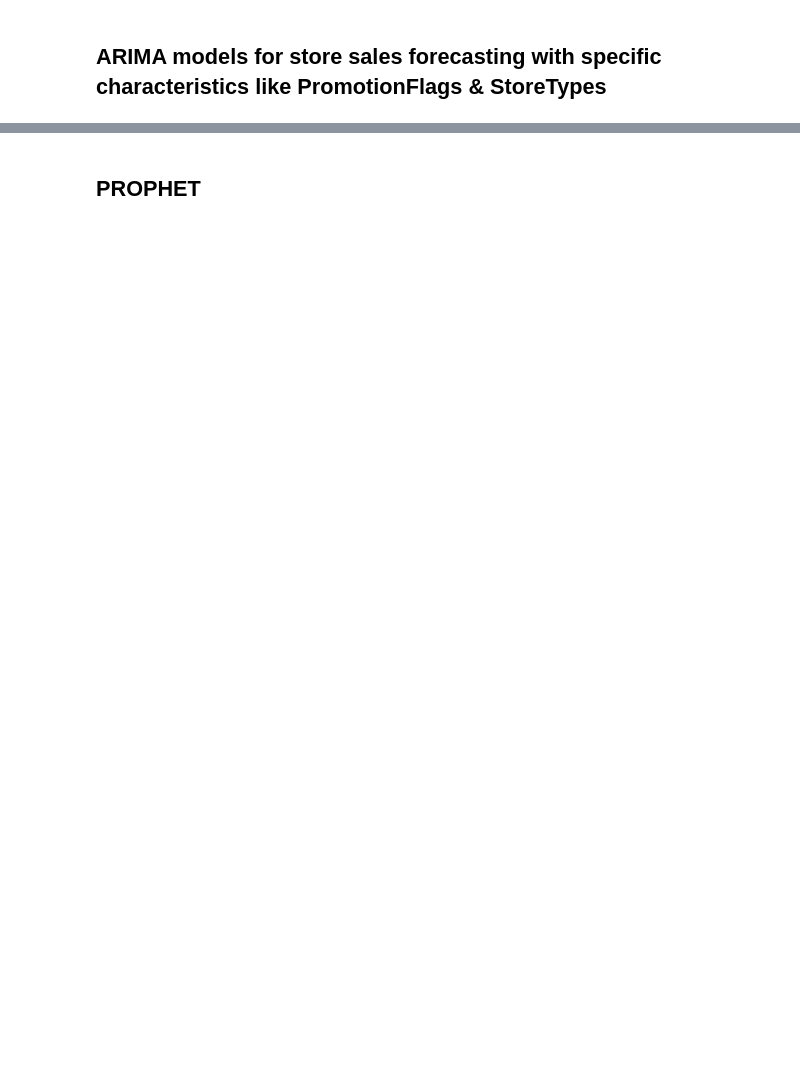
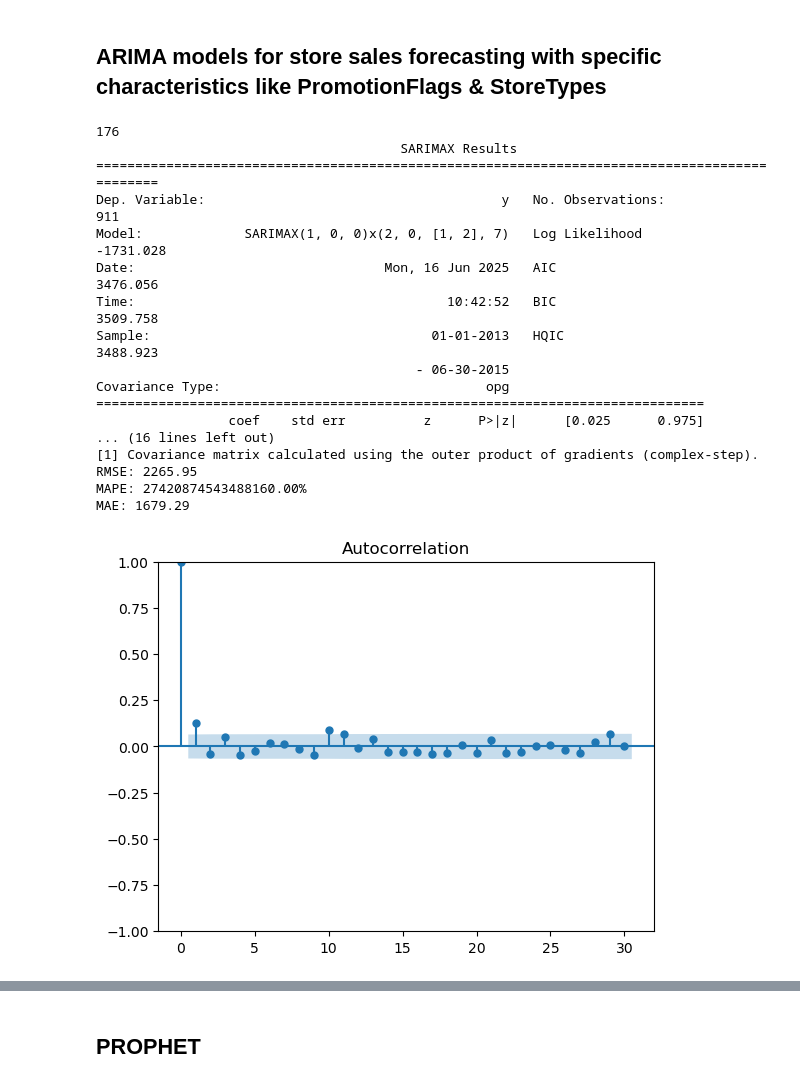
Before and after one commit to GeorgeStampolidiss/Projects, a Jupyter notebook: Project1_GStampolidis.ipynb, the cells around one changed output, grey strips where cells are left out. Drawn from its saved outputs; the diff is of its cells as text; code cells hidden in the pictures; blank space fills up the shorter version.

```diff
--- a/Project1_GStampolidis.ipynb
+++ b/Project1_GStampolidis.ipynb
@@ -1475,7 +1510,7 @@ plt.show()
 ##model with logarithmic tranformation
 #We will see whether we have imporved results when log-transformation is applied
 #Useful method when we have so many outliers
-Store_ID = 543
+Store_ID = 176
 print(Store_ID)
 
 #Data
@@ -1504,30 +1539,49 @@ pred_log = model.predict(n_periods=n_periods)
 prediction_arima = np.expm1(pred_log)
 future_dates = pd.date_range(start='2015-08-01', end='2015-09-17')
 forecast_log_future = model.predict(n_periods=len(future_dates))
 forecast_future = np.expm1(forecast_log_future)
 
 #Evaluation Metrics
 rmse = np.sqrt(mean_squared_error(test_store["y"], prediction_arima))
 mae = mean_absolute_error(test_store["y"], prediction_arima)
 mape = mean_absolute_percentage_error(test_store["y"], prediction_arima)
 print(f"RMSE: {rmse:.2f}")
 print(f"MAPE: {mape:.2%}")
 print(f"MAE: {mae:.2f}")
 
 #Residuals
 resid = pd.Series(model.resid())
 plot_acf(resid)
 plot_pacf(resid)
 plt.show()
 
 #Plots
 plt.figure(figsize=(13, 7))
 plt.plot(test_store.index, test_store["y"], label="Real Sales", color='blue')
 plt.plot(test_store.index, prediction_arima, label="Predicted Sales", color='red')
 plt.plot(future_dates, forecast_future, label='Forecast (Aug - Sep)', color='green', linestyle='--')
 plt.title(f"ARIMA Sales Predictions for Store {Store_ID} with Log-Transformation")
 plt.xlabel("Date")
 plt.ylabel("Sales")
 plt.suptitle(f"RMSE:{rmse:.1f}| Mean Sales:{mean_sales:.1f}| MAE:{mae:.1f} | MAPE:{mape:.1f}", fontsize=10)
 plt.legend()
 plt.show()
+# %% [output]
+176
+                                       SARIMAX Results
+==============================================================================================
+Dep. Variable:                                      y   No. Observations:                  911
+Model:             SARIMAX(1, 0, 0)x(2, 0, [1, 2], 7)   Log Likelihood               -1731.028
+Date:                                Mon, 16 Jun 2025   AIC                           3476.056
+Time:                                        10:42:52   BIC                           3509.758
+Sample:                                    01-01-2013   HQIC                          3488.923
+                                         - 06-30-2015
+Covariance Type:                                  opg
+==============================================================================
+                 coef    std err          z      P>|z|      [0.025      0.975]
+... (16 lines left out)
+[1] Covariance matrix calculated using the outer product of gradients (complex-step).
+RMSE: 2265.95
+MAPE: 27420874543488160.00%
+MAE: 1679.29
+[figure, added]
```
Also changed, not shown: parts of 18 cells of this notebook.
